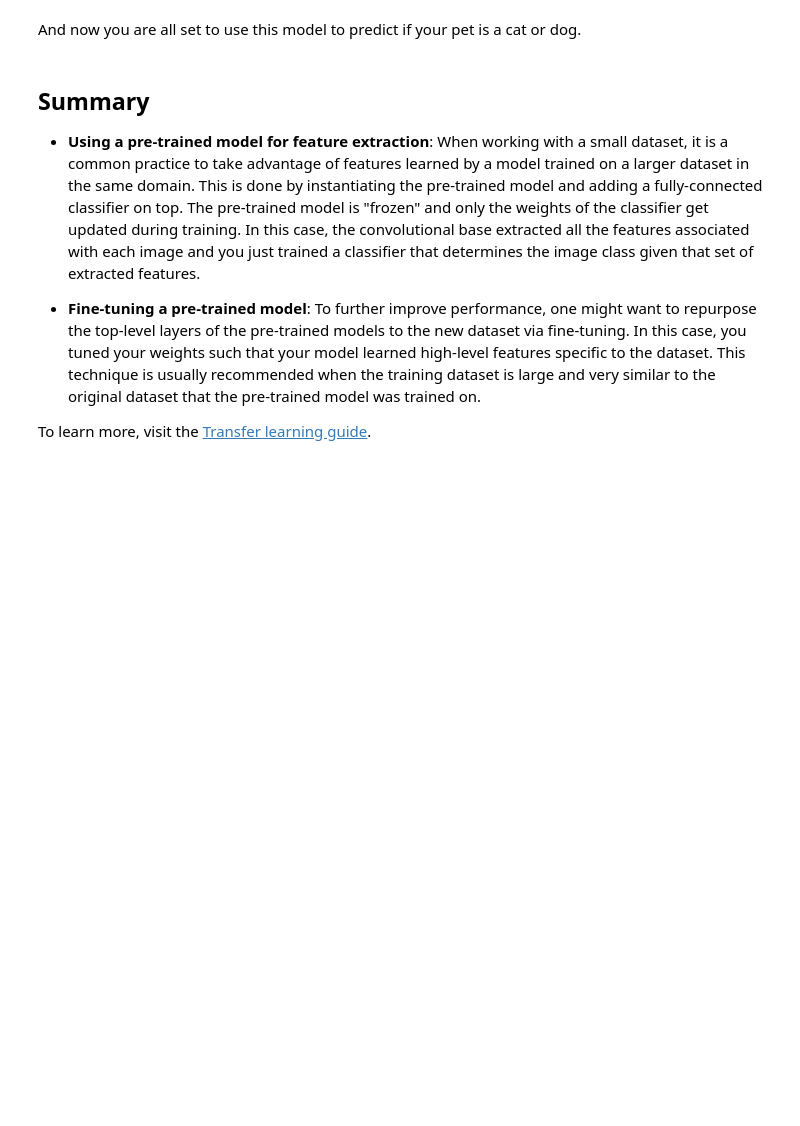
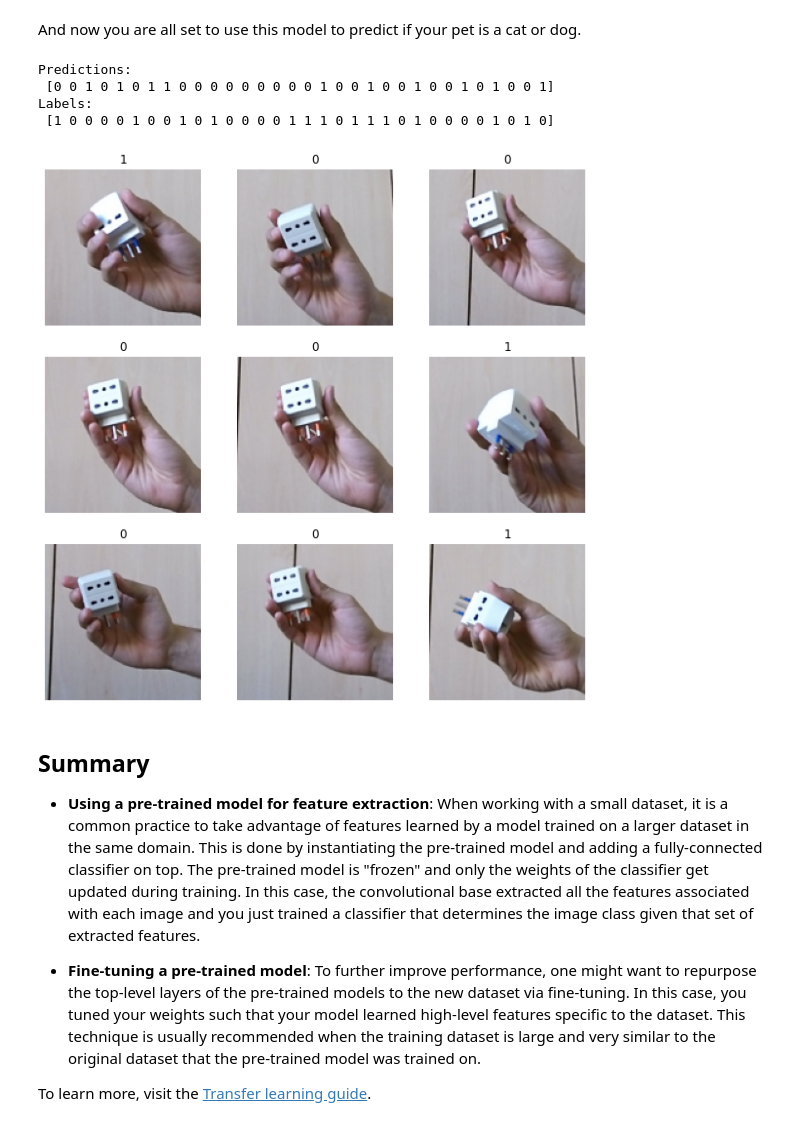
Before and after one commit to ayhkusa/cvpr_clvision_challenge, a Jupyter notebook: transfer_learning_core50_NI2.ipynb, the cells around one changed output. Saved outputs shown, nothing was run; the diff lists cells and outputs as text; code cells hidden in the pictures; blank space fills up the shorter version.

```diff
--- a/transfer_learning_core50_NI2.ipynb
+++ b/transfer_learning_core50_NI2.ipynb
@@ -670,10 +845,10 @@ loss1, accuracy1 = evaluate_model(model1, test_dataset1)
 # %% [markdown]
 And now you are all set to use this model to predict if your pet is a cat or dog.
 # %%
-def predict_image(model,test_dataset):
+def predict_image(tune_model,test_dataset):
     #Retrieve a batch of images from the test set
     image_batch, label_batch = test_dataset.as_numpy_iterator().next()
-    predictions = model.predict_on_batch(image_batch).flatten()
+    predictions = tune_model.predict_on_batch(image_batch).flatten()
 
     # Apply a sigmoid since our model returns logits
     predictions = tf.nn.sigmoid(predictions)
@@ -690,5 +865,11 @@ def predict_image(model,test_dataset):
       plt.title(label_batch[i])
       plt.axis("off")
 # %%
-predict_image(model0,test_dataset0)
+predict_image(tune_model0,test_dataset0)
+# %% [output]
+Predictions:
+ [0 0 1 0 1 0 1 1 0 0 0 0 0 0 0 0 0 1 0 0 1 0 0 1 0 0 1 0 1 0 0 1]
+Labels:
+ [1 0 0 0 0 1 0 0 1 0 1 0 0 0 0 1 1 1 0 1 1 1 0 1 0 0 0 0 1 0 1 0]
+[figure, added]
 # %%
```
Also changed, not shown: parts of 36 cells of this notebook, 2 other files.
